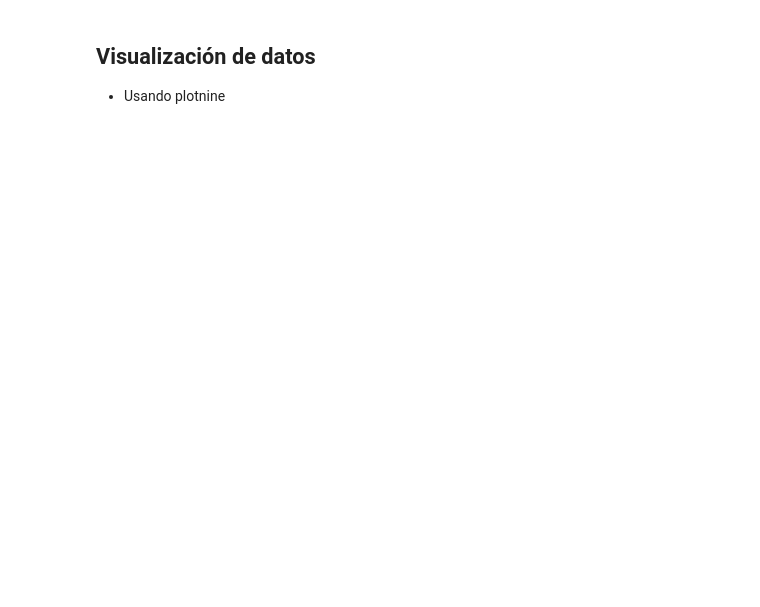
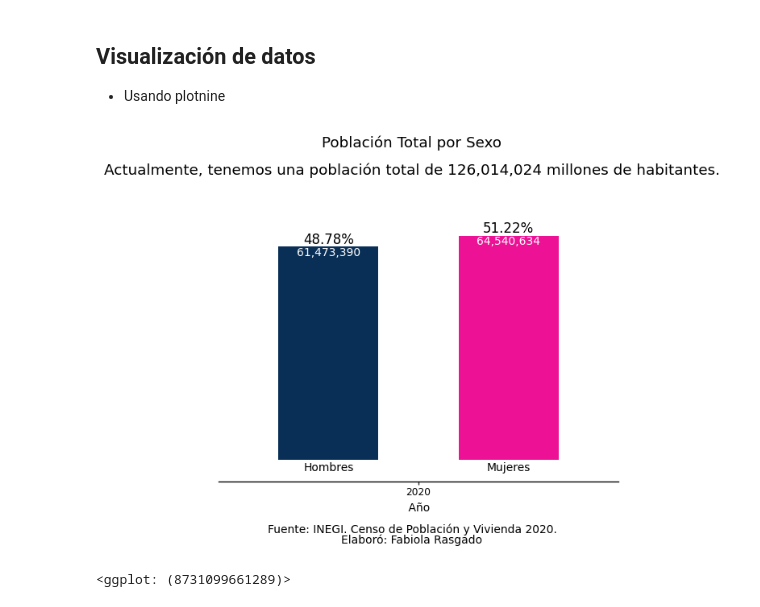
Before and after one commit to frasgado/Analisis_Censo_2020, a Jupyter notebook: 01_PoblacionTotalporSexo.ipynb, the cells around one changed output. Cells and saved outputs as stored; diff of their text form; code cells hidden in the pictures; blank space fills up the shorter version.

```diff
--- a/01_PoblacionTotalporSexo.ipynb
+++ b/01_PoblacionTotalporSexo.ipynb
@@ -251,31 +251,34 @@ myPlot = (ggplot(df3, aes(x='Año', y='value', fill='sexo'))
             va='top',  #'top', 'bottom', 'center', 'baseline', 'center_baseline'
             #show_legend=True,
             format_string="{:,}")
  + geom_text(aes(label='value'),
              position=dodge_text,
              size=12,
              va='bottom',
              format_string='{}%')
 
 #+ scale_color_brewer(palette='Pastel2')
 #+ scale_fill_manual(values = ["blue", "pink"])
 + scale_fill_manual(values = ["#092f57", "#ed1195"]) #0070c0, #3333FF   [pink]
  + lims(y=(-2, 60))
  + theme(panel_background=element_rect(fill='white'),               # new
          axis_title_x=element_text(size=10),
          axis_title_y=element_blank(),
          axis_line_x=element_line(color='black'),
          axis_line_y=element_blank(),
          axis_text_y=element_blank(),
          axis_text_x=element_text(color='black'),
          axis_ticks_major_y=element_blank(),
          panel_grid=element_blank(),
          panel_border=element_blank())
 
 + labs(title="Población Total por Sexo\n\nActualmente, tenemos una población total de 126,014,024 millones de habitantes.",
        x='    Año\n\nFuente: INEGI. Censo de Población y Vivienda 2020.\nElaboró: Fabiola Rasgado')
 
 )
 myPlot
 # Grabar gráfica
-myPlot.save("02_composicion_por_sexo.png", dpi=600)
+#myPlot.save("02_composicion_por_sexo.png", dpi=600)
+# %% [output]
+[figure, added]
+<ggplot: (8731099661289)>
```
Also changed, not shown: parts of 1 cell of this notebook.
